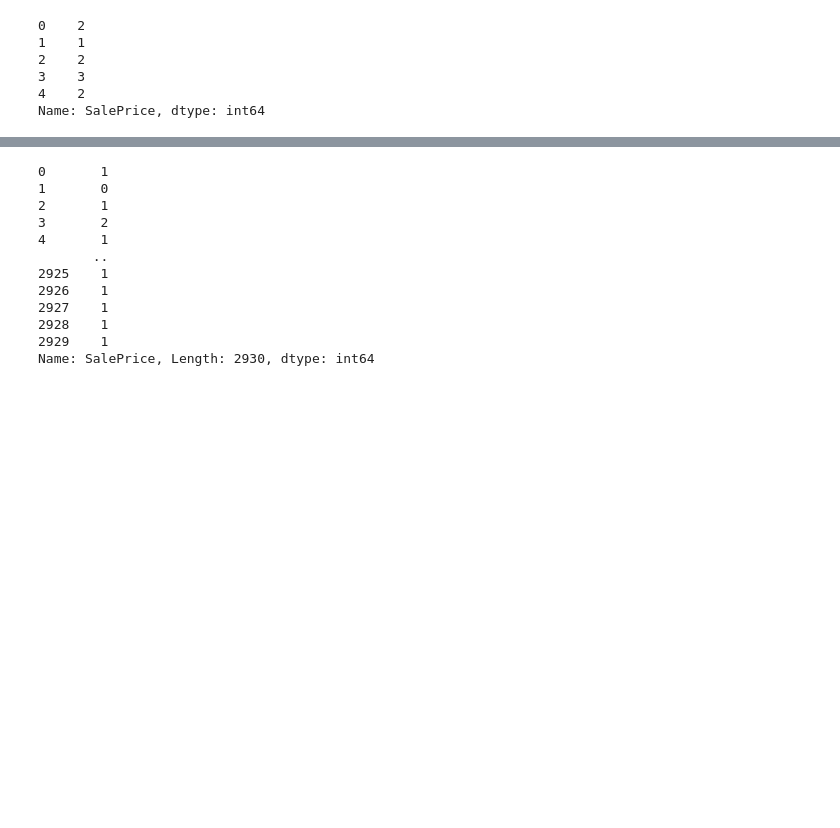
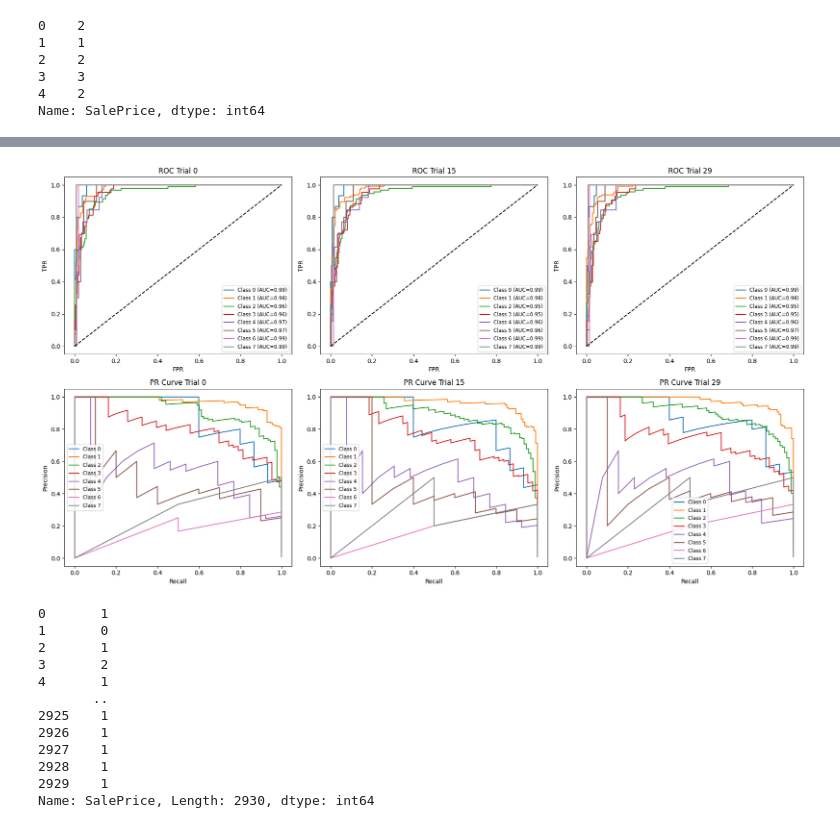
Before and after one commit to chiracarla/lab1, a Jupyter notebook: lab3.ipynb, the cells around one changed output, grey strips where cells are left out. Saved outputs shown, nothing was run; the diff lists cells and outputs as text; code cells hidden in the pictures; blank space fills up the shorter version.

```diff
--- a/lab3.ipynb
+++ b/lab3.ipynb
@@ -321,3 +396,46 @@ print(" Actual class labels   :", y_test[:5])
+# %%
+n_classes = y_test_bin.shape[1]
+iteration_indices = [0, len(study.trials)//2, len(study.trials)-1]
+
+fig, axes = plt.subplots(2, 3, figsize=(18, 10))
+
+for col_idx, trial_idx in enumerate(iteration_indices):
+    trial_params = study.trials[trial_idx].params
+    iter_model = XGBClassifier(
+        **trial_params,
+        eval_metric='mlogloss',
+        objective='multi:softprob',
+        num_class=n_classes
+    )
+    iter_model.fit(X_train, y_train)
+    y_prob_iter = iter_model.predict_proba(X_test)
+
+    # ROC Curve
+    ax_roc = axes[0, col_idx]
+    for i in range(n_classes):
+        fpr, tpr, _ = roc_curve(y_test_bin[:, i], y_prob_iter[:, i])
+        roc_auc = auc(fpr, tpr)
+        ax_roc.plot(fpr, tpr, label=f'Class {i} (AUC={roc_auc:.2f})')
+    ax_roc.plot([0, 1], [0, 1], 'k--')
+    ax_roc.set_title(f'ROC Trial {trial_idx}')
+    ax_roc.set_xlabel('FPR')
+    ax_roc.set_ylabel('TPR')
+    ax_roc.legend(fontsize='small')
+
+    # Precision-Recall Curve
+    ax_pr = axes[1, col_idx]
+    for i in range(n_classes):
+        precision, recall, _ = precision_recall_curve(y_test_bin[:, i], y_prob_iter[:, i])
+        ax_pr.plot(recall, precision, label=f'Class {i}')
+    ax_pr.set_title(f'PR Curve Trial {trial_idx}')
+    ax_pr.set_xlabel('Recall')
+    ax_pr.set_ylabel('Precision')
+    ax_pr.legend(fontsize='small')
+
+plt.tight_layout()
+plt.show()
+# %% [output]
+[figure, added]
 # %%
 yD = data["SalePrice"]
 
```
Also changed, not shown: parts of 19 cells of this notebook.
